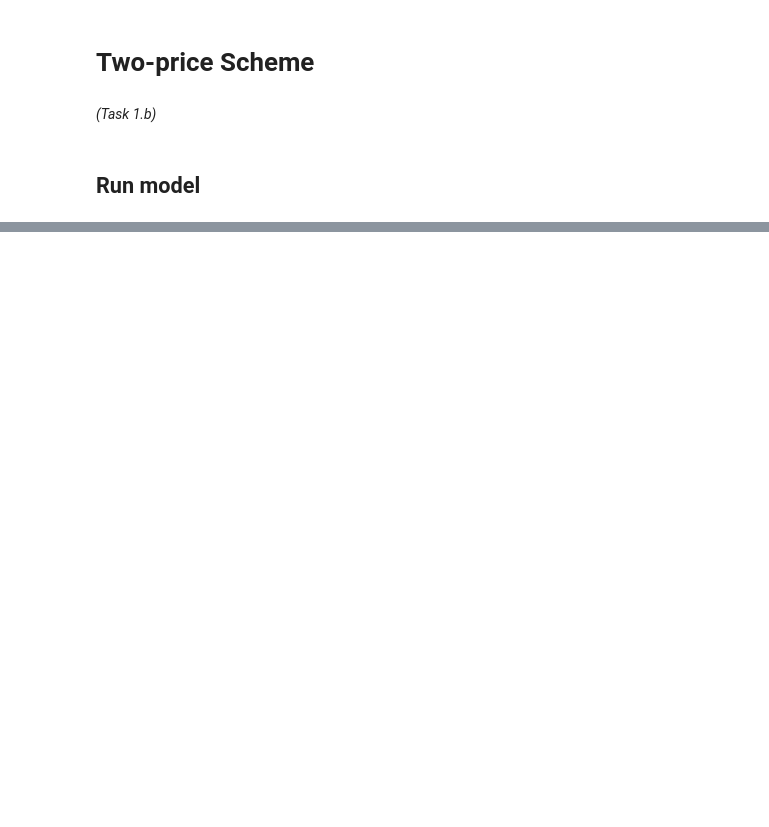
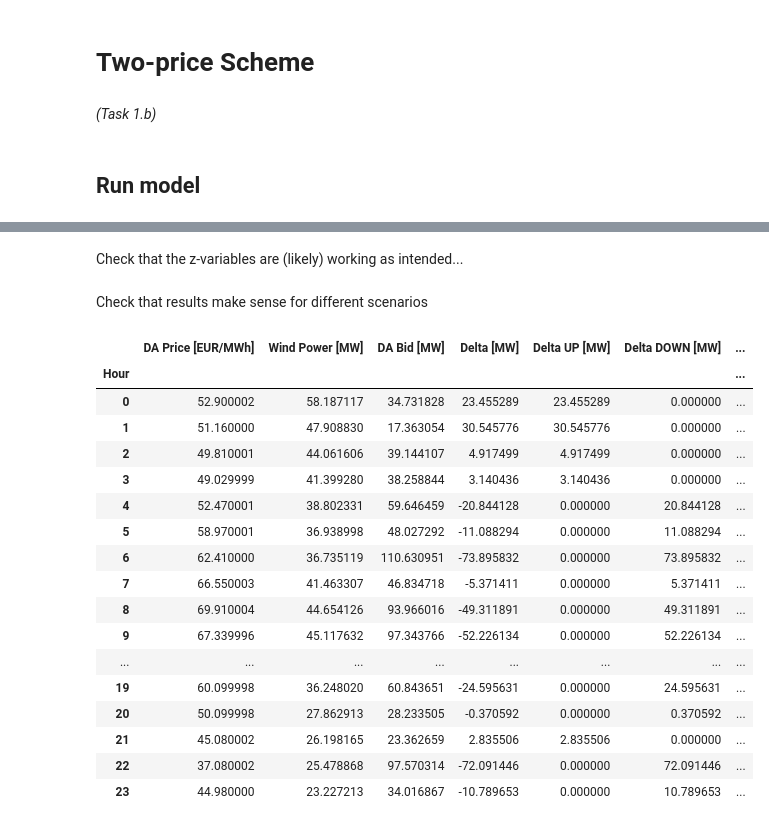
Before and after one commit to Hvid1999/46755, a Jupyter notebook: Assignment 2/task_1a_2a.ipynb, the cells around one changed output, grey strips where cells are left out. Drawn from its saved outputs; the diff is of its cells as text; code cells hidden in the pictures; blank space fills up the shorter version.

Commit message:
Implementation and analysis of two-price scheme. Both schemes still need validation.

```diff
--- a/Assignment 2/task_1a_2a.ipynb
+++ b/Assignment 2/task_1a_2a.ipynb
@@ -214,37 +320,2 @@ m.optimize()
-# %%
-#============= Results =============
-if m.status == gb.GRB.OPTIMAL:
-    #initialization
-    results = {}
-    for scenario in range(OMEGA):
-        df = pd.DataFrame(columns=['Hour', 'DA Price [EUR/MWh]', 'Wind Power [MW]', 'DA Bid [MW]', 'Imbalance [MW]', 'DA Profit [EUR]', 'Balancing Profit [EUR]', 'System State', 'Balancing Price Coefficient'])
-
-        for t in range(T):
-            df.loc[t] = [t,
-                         scenarios[str(scenario)]['Spot Price [EUR/MWh]'][t],
-                         scenarios[str(scenario)]['Wind Power [MW]'][t], p_DA[t].x,
-                         delta[t,scenario].x, scenarios[str(scenario)]['Spot Price [EUR/MWh]'][t] * p_DA[t].x,
-                         price_coeff[t,scenario].x * scenarios[str(scenario)]['Spot Price [EUR/MWh]'][t] * delta[t,scenario].x,
-                         scenarios[str(scenario)]['System Balance State'][t], price_coeff[t,scenario].x]
-        df['Total Profit [EUR]'] = df['DA Profit [EUR]'] + df['Balancing Profit [EUR]']
-
-        df['Hour'] = df['Hour'].astype(int)
-        df['System State'] = df['System State'].astype(int)
-        df['System State'] = df['System State'].apply(lambda x: 'Deficit' if x == 1 else 'Surplus')
-        df.set_index('Hour', inplace=True)
-        results[scenario] = df.copy(deep=True)
-
-    print('-----------------------------------------------')
-    print('Objective value (expected profit): %.2f EUR' % m.objVal)
-    print('-----------------------------------------------')
-    print('Day-ahead bids:')
-    average_hourly_profit = np.mean([results[w]['Total Profit [EUR]'] for w in range(OMEGA)], axis=0)
-
-    for t in range(T):
-        print('Hour %d | Bid: %.2f MW | Average Profit: %.2f EUR' % (t, p_DA[t].x, average_hourly_profit[t]))
-
-    print('Sum of average profits: %.2f EUR' % np.sum(average_hourly_profit))
-    print('-----------------------------------------------')
-    print('Runtime: %f ms' % (m.Runtime * 1e3))
-else:
-    print("Optimization was not successful.")
+# %% [markdown]
+Check that the z-variables are (likely) working as intended...
@@ -250,0 +327,23 @@ else:
+# %% [markdown]
+Check that results make sense for different scenarios
+# %%
+results[5]
+# %% [output]
+|  | DA Price [EUR/MWh] | Wind Power [MW] | DA Bid [MW] | Delta [MW] | Delta UP [MW] | Delta DOWN [MW] | ... |
+| Hour |  |  |  |  |  |  | ... |
+| 0 | 52.900002 | 58.187117 | 34.731828 | 23.455289 | 23.455289 | 0.000000 | ... |
+| 1 | 51.160000 | 47.908830 | 17.363054 | 30.545776 | 30.545776 | 0.000000 | ... |
+| 2 | 49.810001 | 44.061606 | 39.144107 | 4.917499 | 4.917499 | 0.000000 | ... |
+| 3 | 49.029999 | 41.399280 | 38.258844 | 3.140436 | 3.140436 | 0.000000 | ... |
+| 4 | 52.470001 | 38.802331 | 59.646459 | -20.844128 | 0.000000 | 20.844128 | ... |
+| 5 | 58.970001 | 36.938998 | 48.027292 | -11.088294 | 0.000000 | 11.088294 | ... |
+| 6 | 62.410000 | 36.735119 | 110.630951 | -73.895832 | 0.000000 | 73.895832 | ... |
+| 7 | 66.550003 | 41.463307 | 46.834718 | -5.371411 | 0.000000 | 5.371411 | ... |
+| 8 | 69.910004 | 44.654126 | 93.966016 | -49.311891 | 0.000000 | 49.311891 | ... |
+| 9 | 67.339996 | 45.117632 | 97.343766 | -52.226134 | 0.000000 | 52.226134 | ... |
+| ... | ... | ... | ... | ... | ... | ... | ... |
+| 19 | 60.099998 | 36.248020 | 60.843651 | -24.595631 | 0.000000 | 24.595631 | ... |
+| 20 | 50.099998 | 27.862913 | 28.233505 | -0.370592 | 0.000000 | 0.370592 | ... |
+| 21 | 45.080002 | 26.198165 | 23.362659 | 2.835506 | 2.835506 | 0.000000 | ... |
+| 22 | 37.080002 | 25.478868 | 97.570314 | -72.091446 | 0.000000 | 72.091446 | ... |
+| 23 | 44.980000 | 23.227213 | 34.016867 | -10.789653 | 0.000000 | 10.789653 | ... |
```
Also changed, not shown: parts of 10 cells of this notebook.
